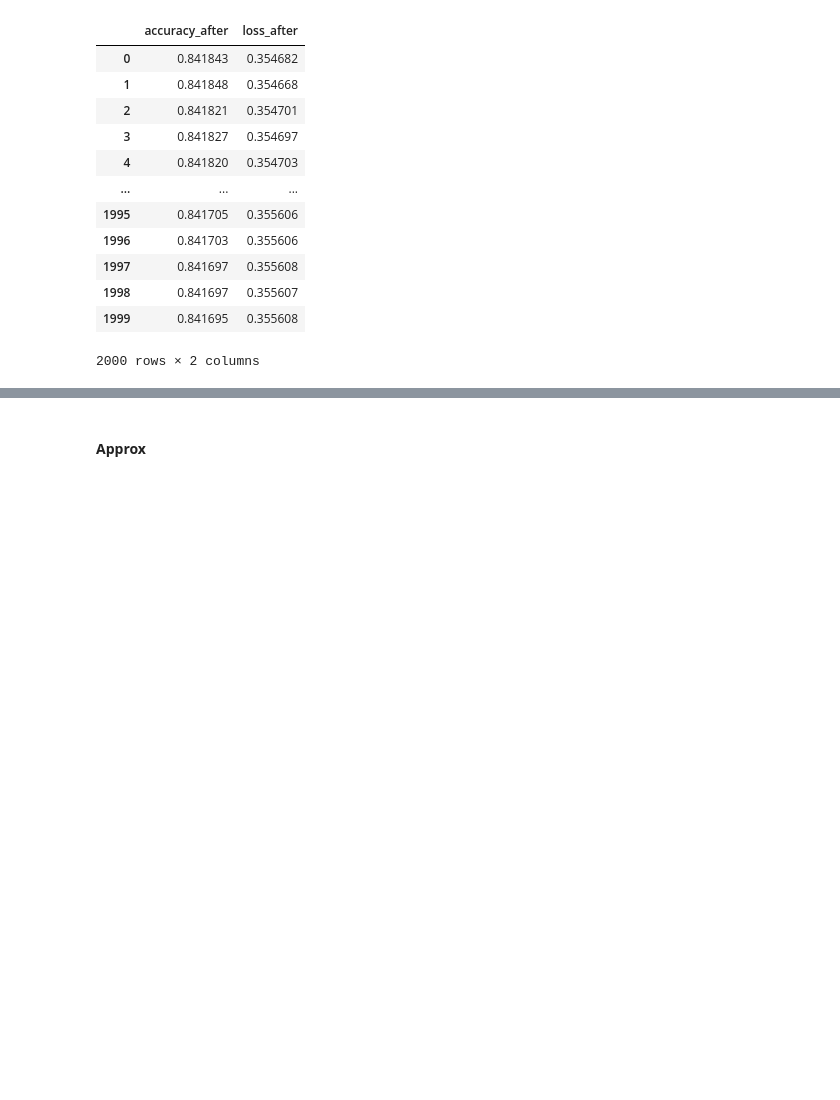
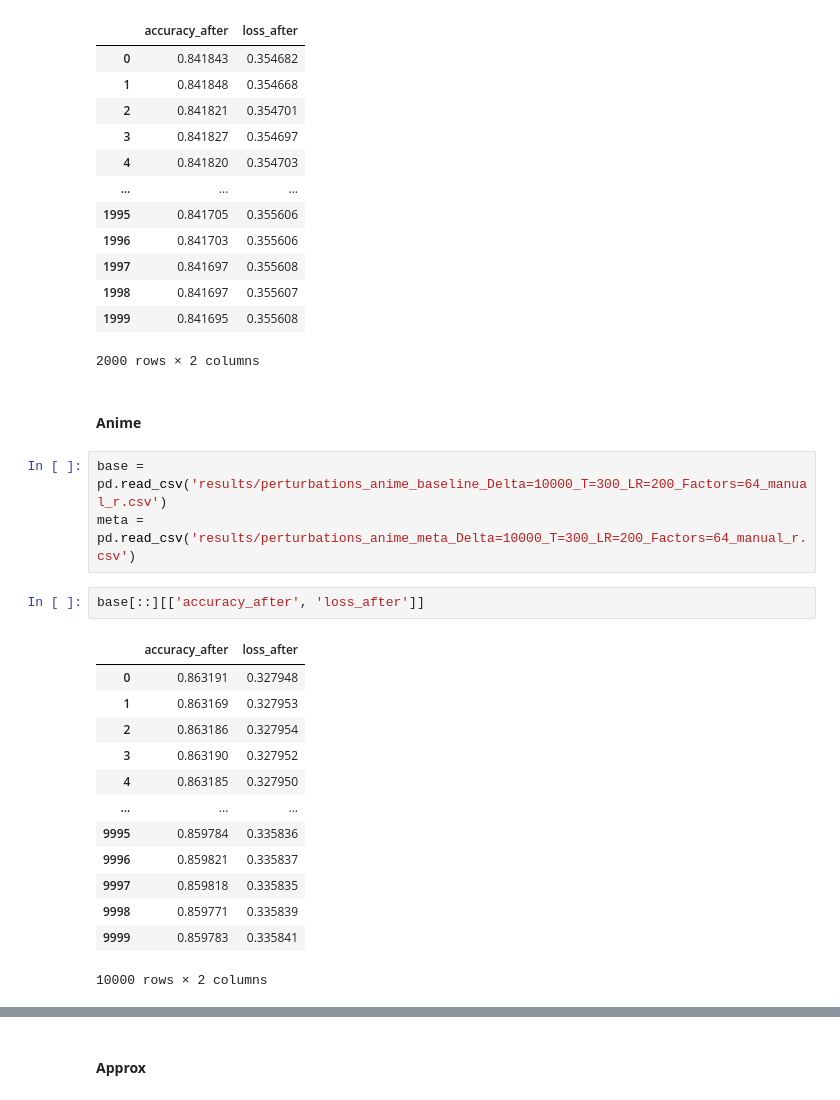
Before and after one commit to aravind-gk/RecSysAttack, a Jupyter notebook: check.ipynb, the cells around one changed output, grey strips where cells are left out. Cells and saved outputs as stored; diff of their text form; blank space fills up the shorter version.

Commit message:
analysed anime dataset results

```diff
--- a/check.ipynb
+++ b/check.ipynb
@@ -209,3 +209,24 @@ meta[::][['accuracy_after', 'loss_after']]
 | 1998 | 0.841697 | 0.355607 |
 | 1999 | 0.841695 | 0.355608 |
 2000 rows × 2 columns
+# %% [markdown]
+#### **Anime**
+# %%
+base = pd.read_csv('results/perturbations_anime_baseline_Delta=10000_T=300_LR=200_Factors=64_manual_r.csv')
+meta = pd.read_csv('results/perturbations_anime_meta_Delta=10000_T=300_LR=200_Factors=64_manual_r.csv')
+# %%
+base[::][['accuracy_after', 'loss_after']]
+# %% [output]
+|  | accuracy_after | loss_after |
+| 0 | 0.863191 | 0.327948 |
+| 1 | 0.863169 | 0.327953 |
+| 2 | 0.863186 | 0.327954 |
+| 3 | 0.863190 | 0.327952 |
+| 4 | 0.863185 | 0.327950 |
+| ... | ... | ... |
+| 9995 | 0.859784 | 0.335836 |
+| 9996 | 0.859821 | 0.335837 |
+| 9997 | 0.859818 | 0.335835 |
+| 9998 | 0.859771 | 0.335839 |
+| 9999 | 0.859783 | 0.335841 |
+10000 rows × 2 columns
```
Also changed, not shown: parts of 1 cell of this notebook.
